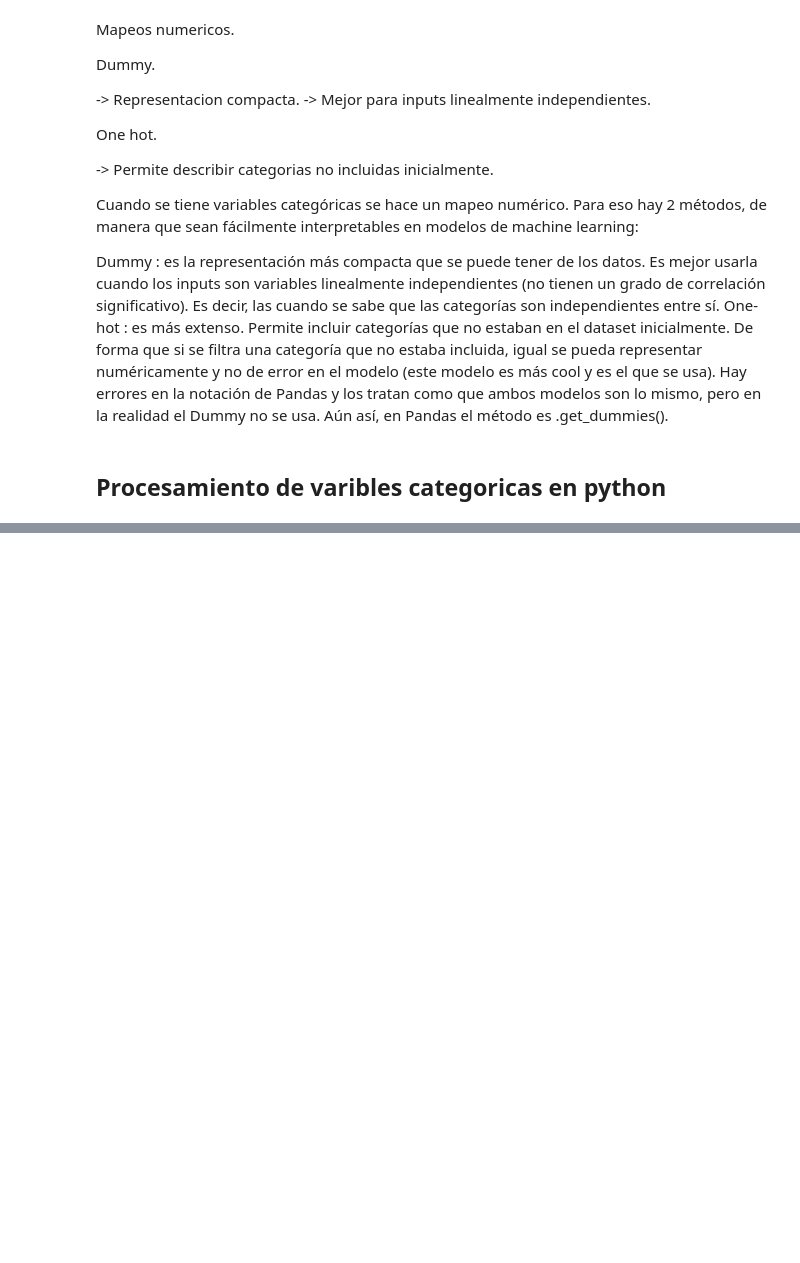
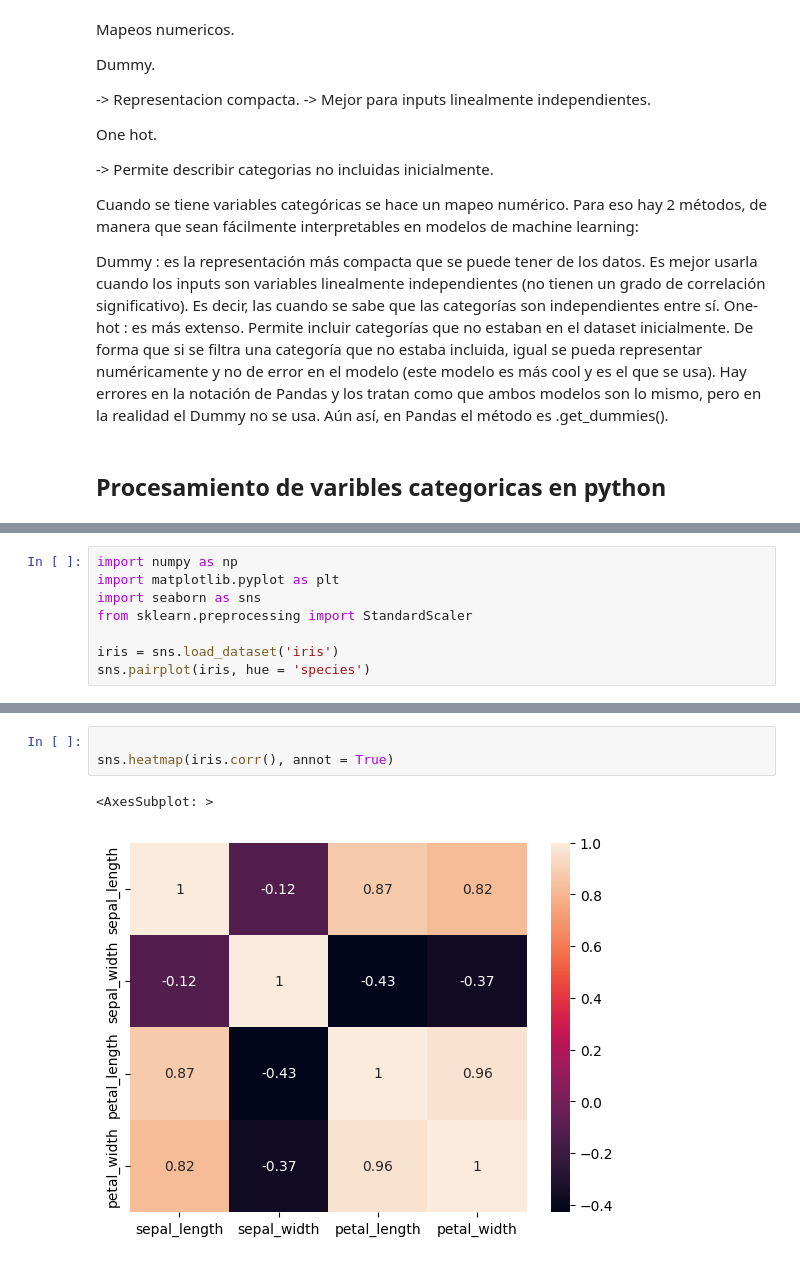
Before and after one commit to JuanDiegoZ/EstadisticaDescriptiva, a Jupyter notebook: EstadisticaDescriptivaIntroduccion.ipynb, the cells around one changed output, grey strips where cells are left out. Saved outputs shown, nothing was run; the diff lists cells and outputs as text; blank space fills up the shorter version.

```diff
--- a/EstadisticaDescriptivaIntroduccion.ipynb
+++ b/EstadisticaDescriptivaIntroduccion.ipynb
@@ -620,0 +641,8 @@ Hay errores en la notación de Pandas y los tratan como que ambos modelos son lo
+# %%
+import numpy as np
+import matplotlib.pyplot as plt
+import seaborn as sns
+from sklearn.preprocessing import StandardScaler
+
+iris = sns.load_dataset('iris')
+sns.pairplot(iris, hue = 'species')
@@ -620,0 +652,6 @@ Hay errores en la notación de Pandas y los tratan como que ambos modelos son lo
+# %%
+
+sns.heatmap(iris.corr(), annot = True)
+# %% [output]
+<AxesSubplot: >
+[figure, added]
```
Also changed, not shown: parts of 7 cells of this notebook, 4 other files.
